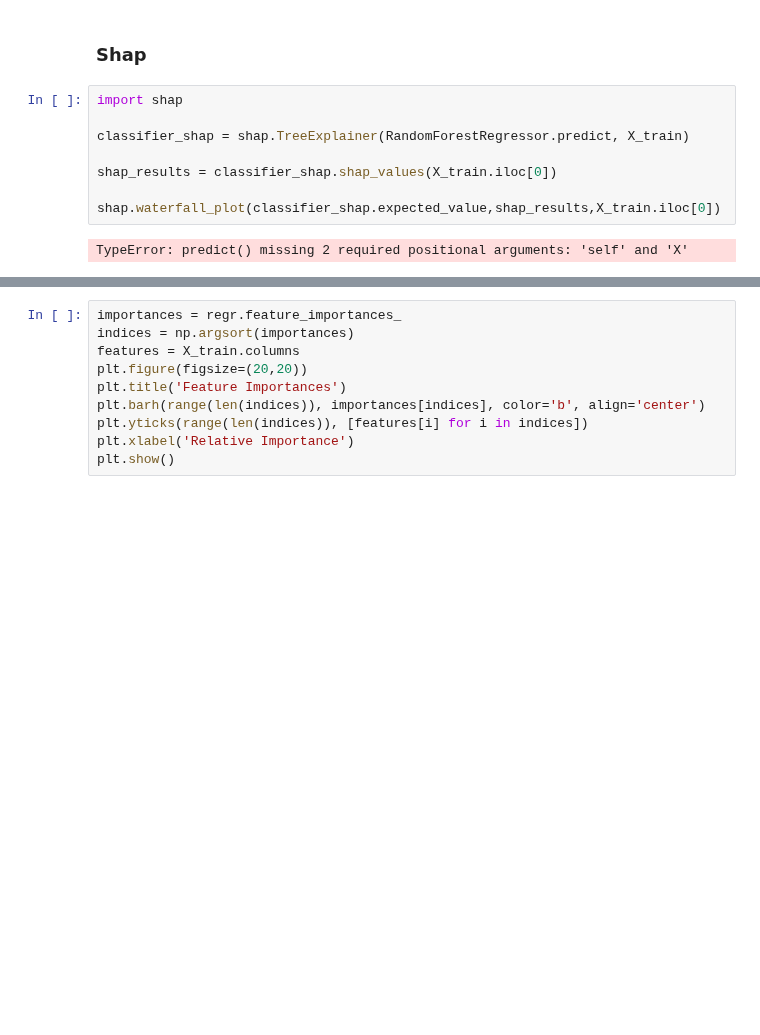
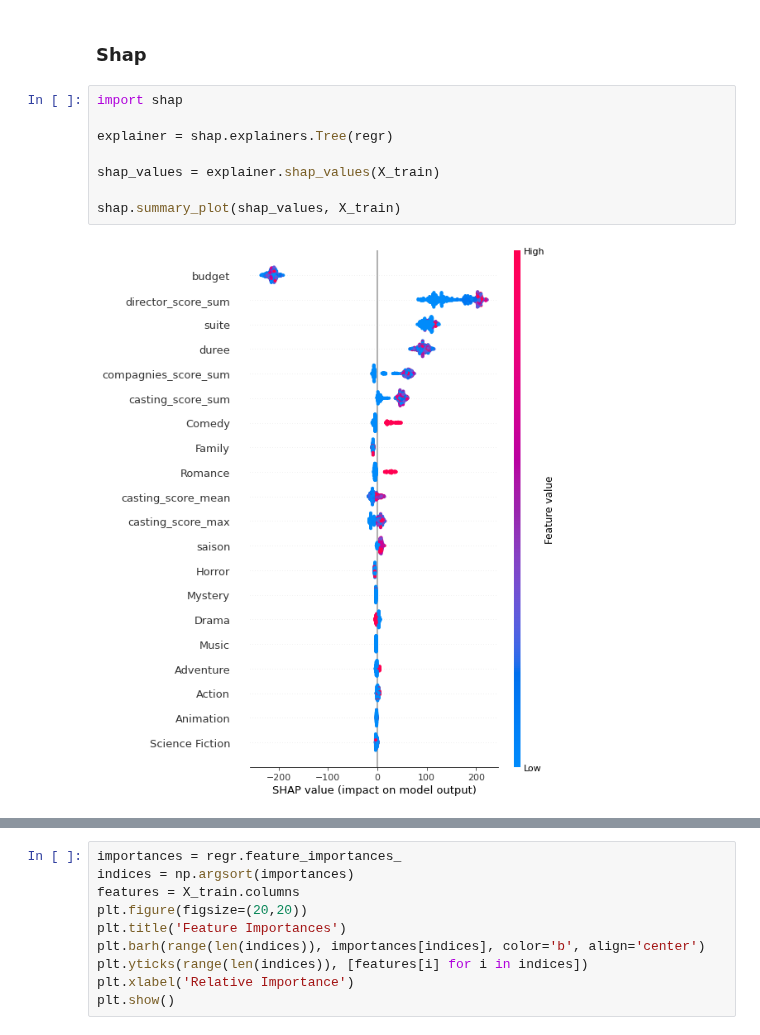
Before and after one commit to Keracles/MovieHype, a Jupyter notebook: models_regression/Random_forest.ipynb, the cells around one changed output, grey strips where cells are left out. Cells and saved outputs as stored; diff of their text form; blank space fills up the shorter version.

```diff
--- a/models_regression/Random_forest.ipynb
+++ b/models_regression/Random_forest.ipynb
@@ -131,13 +131,13 @@ for mean, std, params in zip(means, stds, regr_t.cv_results_['params']):
     print("%0.3f (+/-%0.03f) for %r"% (mean, std * 2, params))
 # %% [markdown]
 ### Shap
-# %%
-import shap
-
-classifier_shap = shap.TreeExplainer(RandomForestRegressor.predict, X_train)
-
-shap_results = classifier_shap.shap_values(X_train.iloc[0])
-
-shap.waterfall_plot(classifier_shap.expected_value,shap_results,X_train.iloc[0])
-# %% [output]
-TypeError: predict() missing 2 required positional arguments: 'self' and 'X'
+# %%
+import shap
+
+explainer = shap.explainers.Tree(regr)
+
+shap_values = explainer.shap_values(X_train)
+
+shap.summary_plot(shap_values, X_train)
+# %% [output]
+[figure, added]
```
Also changed, not shown: parts of 1 cell of this notebook, 1 other file.
